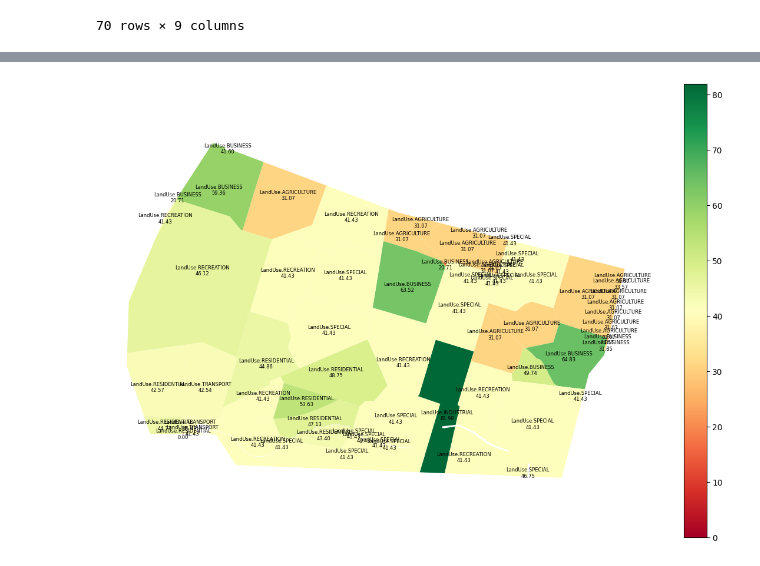
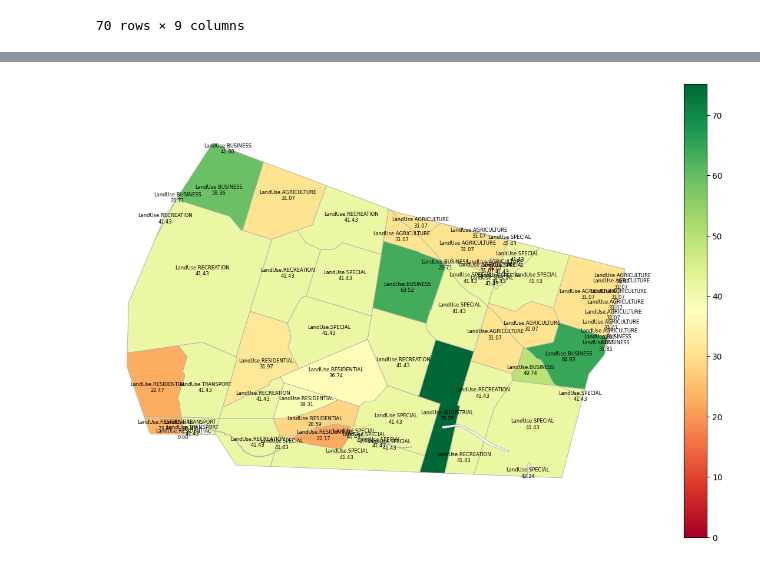
Before and after one commit to Mvin8/Urbanomy, a Jupyter notebook: examples/investment_metrics.ipynb, the cells around one changed output, grey strips where cells are left out. Cells and saved outputs as stored; diff of their text form; code cells hidden in the pictures.

```diff
--- a/examples/investment_metrics.ipynb
+++ b/examples/investment_metrics.ipynb
@@ -89,9 +89,9 @@ from blocksnet.enums import LandUse
 benchmarks_demo = {
     LandUse.RESIDENTIAL: {
         "cost_build": 45_000,
-        "price_sale": 110_000,
-        "construction_years": 3,
-        "sale_years": 3,
+        "price_sale": 120_000,
+        "construction_years": 4,
+        "sale_years": 4,
         "opex_rate": 800,
     },
     LandUse.BUSINESS: {
@@ -105,35 +105,35 @@ benchmarks_demo = {
         "cost_build": 20_000,
         "rent_annual": 7_500,
         "rent_years": 15,
-        "construction_years": 3,
+        "construction_years": 4,
         "opex_rate": 1_000,
     },
     LandUse.SPECIAL: {
         "cost_build": 35_000,
         "rent_annual": 11_000,
         "rent_years": 15,
-        "construction_years": 3,
+        "construction_years": 4,
         "opex_rate": 1_500,
     },
     LandUse.INDUSTRIAL: {
         "cost_build": 38_000,
         "rent_annual": 14_800,
         "rent_years": 12,
-        "construction_years": 3,
+        "construction_years": 4,
         "opex_rate": 700,
     },
     LandUse.AGRICULTURE: {
         "cost_build": 25_000,
         "rent_annual": 6_500,
         "rent_years": 15,
-        "construction_years": 3,
+        "construction_years": 4,
         "opex_rate": 300,
     },
     LandUse.TRANSPORT: {
         "cost_build": 18_000,
         "rent_annual": 8_200,
         "rent_years": 15,
-        "construction_years": 3,
+        "construction_years": 4,
         "opex_rate": 600,
     },
 }
@@ -190,22 +190,22 @@ Project totals:
 # %%
 scn = scenario_blocks[['geometry']].join(summary)
 column = 'INV'
 
-ax = scn.plot(column=column, cmap='RdYlGn', legend=True, figsize=(15, 10))
+ax = scn.plot(column=column, cmap='RdYlGn', legend=True, figsize=(15, 10), edgecolor='0.7', linewidth=0.7)
 for _, row in scn.dropna(subset=[column]).iterrows():
     x, y = row.geometry.representative_point().coords[0]
     ax.text(
         x,
         y,
         f"{row.land_use}\n{row[column]:.2f}",
         ha="center",
         va="center",
         fontsize=6,
         color="black",
     )
 
 ax.set_axis_off()
 # %% [output]
-[figure, old version]
+[figure, new version]
 # %%
 scn.to_file('./data/blocks_investment.geojson', driver='GeoJSON')
```
Also changed, not shown: parts of 2 cells of this notebook, 4 other files.
